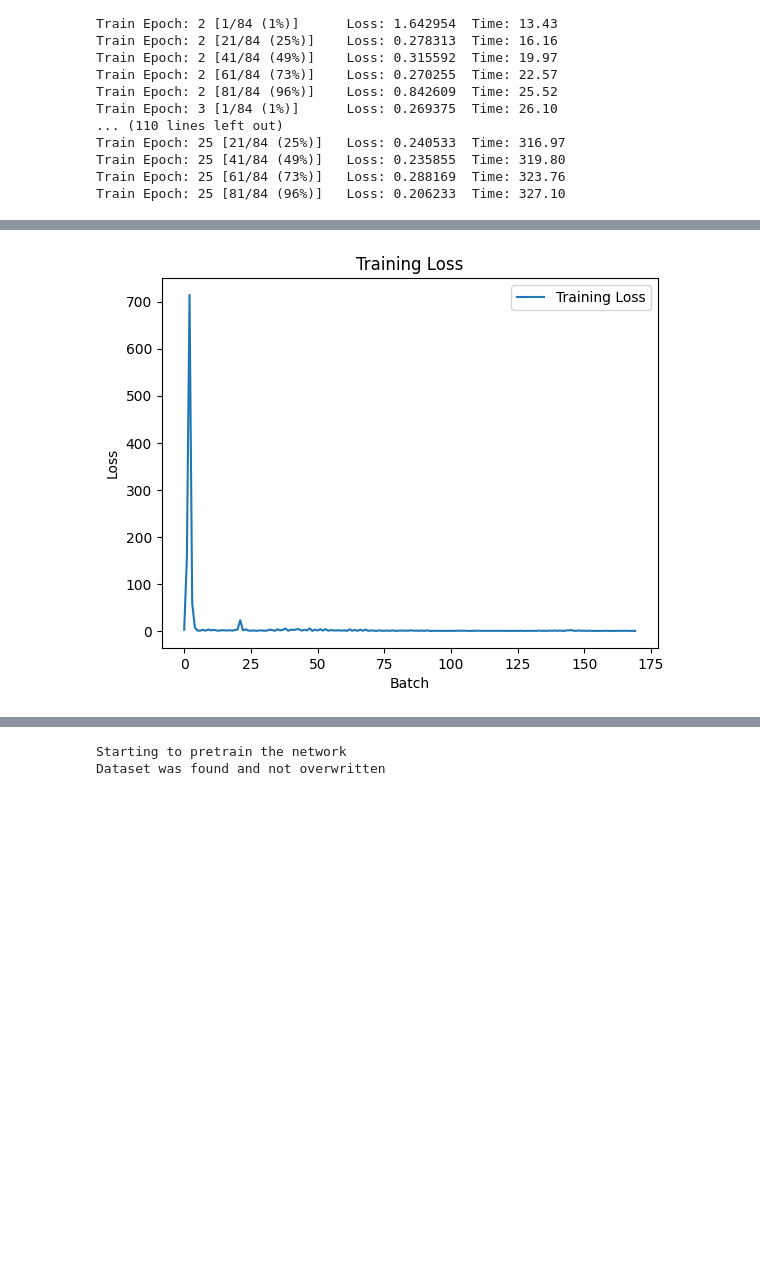
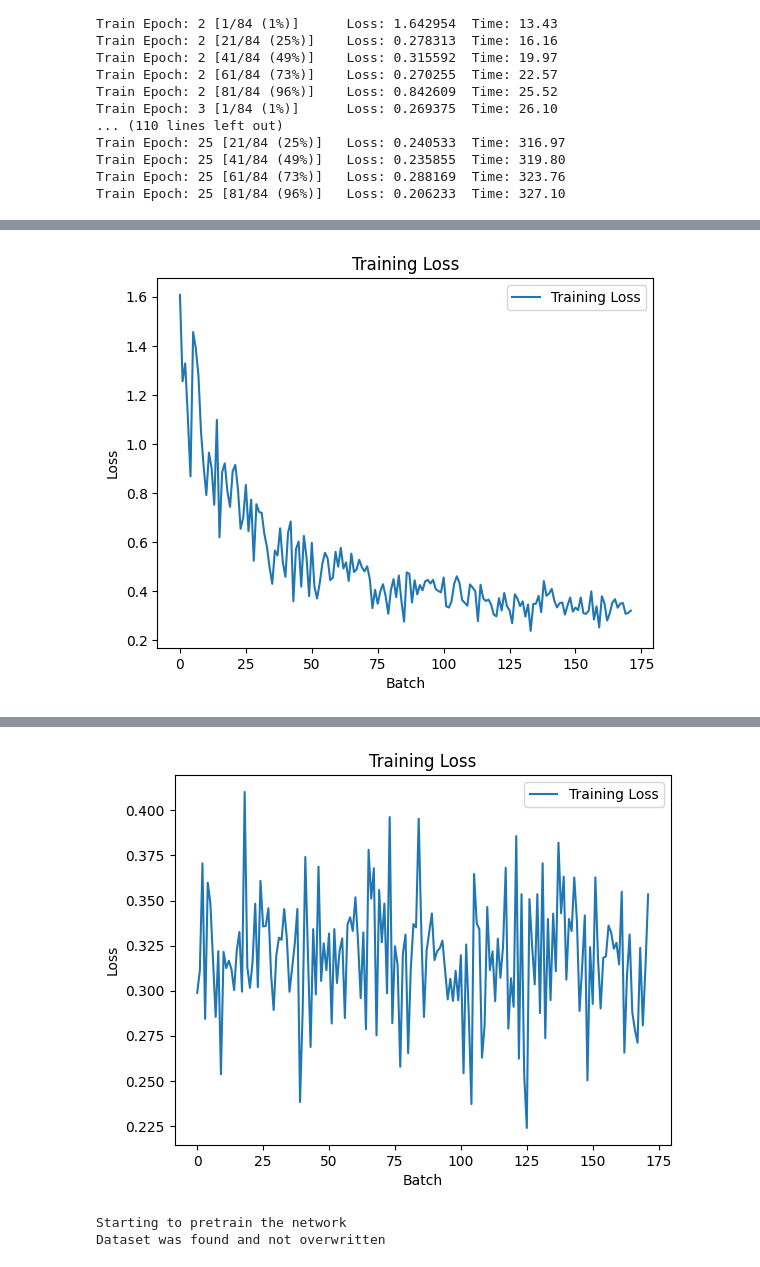
Before and after one commit to KseniiaKholina/rnaglib, a Jupyter notebook: rnaglib/examples/rnaglib_first_second.ipynb, the cells around one changed output, grey strips where cells are left out. Drawn from its saved outputs; the diff is of its cells as text; code cells hidden in the pictures; blank space fills up the shorter version.

Commit message:
added two plots

```diff
--- a/rnaglib/examples/rnaglib_first_second.ipynb
+++ b/rnaglib/examples/rnaglib_first_second.ipynb
@@ -39,8 +39,8 @@ if __name__ == "__main__":
 
     # Finally get the training going
     optimizer = torch.optim.Adam(classifier_model.parameters(), lr=0.001)
-    learn.train_supervised(model=classifier_model,
-                           optimizer=optimizer,
-                           train_loader=train_loader)
+    # learn.train_supervised(model=classifier_model,
+    #                        optimizer=optimizer,
+    #                        train_loader=train_loader)
 # %% [output]
 Dataset was found and not overwritten
@@ -81,8 +78,8 @@ if __name__ == "__main__":
 
     # Finally get the training going
     optimizer = torch.optim.Adagrad(classifier_model.parameters(), lr=0.001)
-    learn.train_supervised(model=classifier_model,
-                           optimizer=optimizer,
-                           train_loader=train_loader)
+    # learn.train_supervised(model=classifier_model,
+                        #    optimizer=optimizer,
+                        #    train_loader=train_loader)
 # %% [output]
 Dataset was found and not overwritten
@@ -251,6 +231,7 @@ def train_supervised(model,
         if early_stop:
             break
     plt.plot(losses, label='Training Loss')
+
     plt.xlabel('Batch')
     plt.ylabel('Loss')
     plt.title('Training Loss')
@@ -288,9 +269,13 @@ if __name__ == "__main__":
     classifier_model = models.Classifier(embedder=embedder_model, classif_dims=[target_dim])
 
     # Finally get the training going
-    optimizer = torch.optim.Adam(classifier_model.parameters(), lr=0.5)
+    optimizer = torch.optim.Adam(classifier_model.parameters(), lr=0.001)
     train_supervised(model=classifier_model,
                     optimizer=optimizer,
                     train_loader=train_loader)
+    optimizer_1 = torch.optim.SGD(classifier_model.parameters(), lr=0.001)
+    train_supervised(model=classifier_model,
+                    optimizer=optimizer_1,
+                    train_loader=train_loader)
 # %% [output]
 Dataset was found and not overwritten
@@ -307 +292 @@ Train Epoch: 2 [81/85 (95%)]    Loss: 0.585249  Time: 42.66
-[figure, old version]
+[figure, new version]
@@ -308,3 +303,4 @@ Train Epoch: 2 [81/85 (95%)]    Loss: 0.585249  Time: 42.66
+[figure, added]
 # %%
 #!/usr/bin/env python3
 import torch
```
Also changed, not shown: parts of 3 cells of this notebook.
